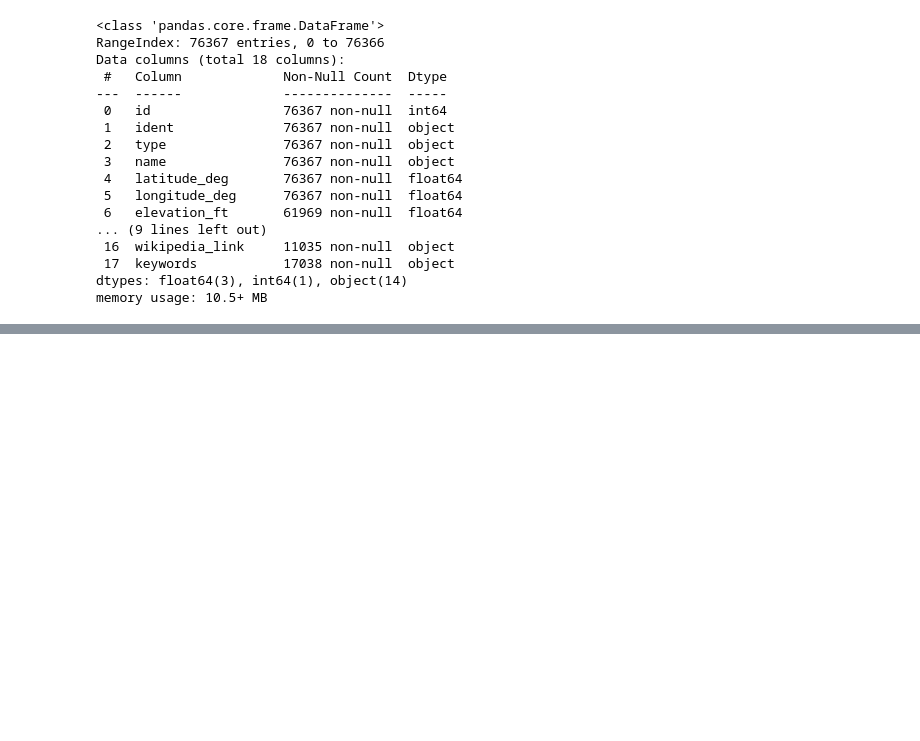
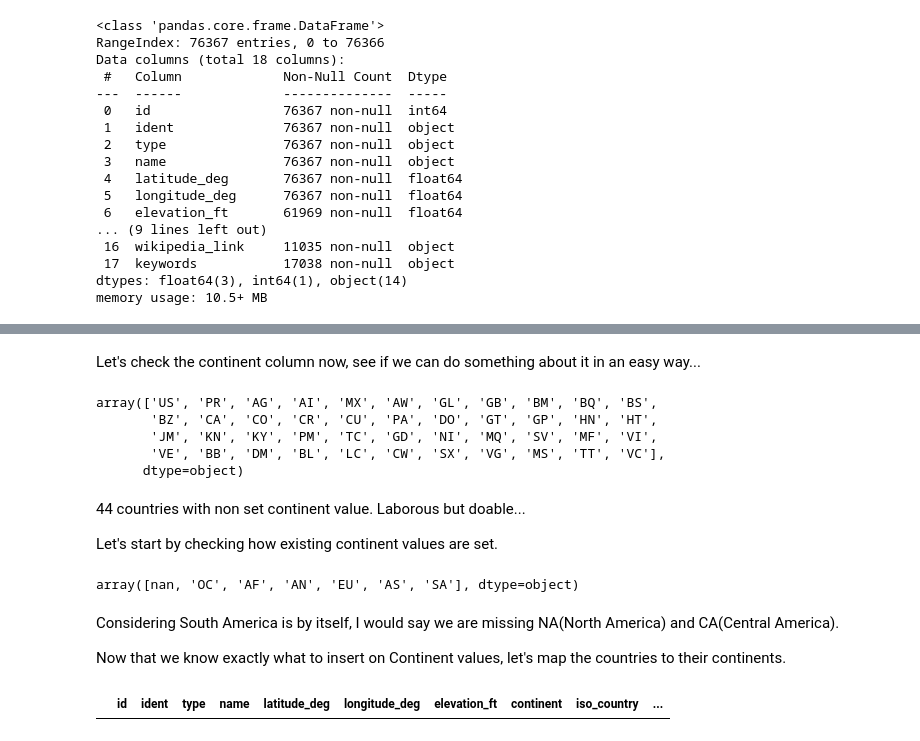
Before and after one commit to fernandowolff/worldwide-airports-dataset-analysis, a Jupyter notebook: worldwide-airports-analysis.ipynb, the cells around one changed output, grey strips where cells are left out. Saved outputs shown, nothing was run; the diff lists cells and outputs as text; code cells hidden in the pictures; blank space fills up the shorter version.

```diff
--- a/worldwide-airports-analysis.ipynb
+++ b/worldwide-airports-analysis.ipynb
@@ -65,0 +202,35 @@ Most of the iso_country column is filled. Would be good to also have the same da
+# %% [markdown]
+Let's check the continent column now, see if we can do something about it in an easy way...
+# %%
+df[df['continent'].isna()].iso_country.unique()
+# %% [output]
+array(['US', 'PR', 'AG', 'AI', 'MX', 'AW', 'GL', 'GB', 'BM', 'BQ', 'BS',
+       'BZ', 'CA', 'CO', 'CR', 'CU', 'PA', 'DO', 'GT', 'GP', 'HN', 'HT',
+       'JM', 'KN', 'KY', 'PM', 'TC', 'GD', 'NI', 'MQ', 'SV', 'MF', 'VI',
+       'VE', 'BB', 'DM', 'BL', 'LC', 'CW', 'SX', 'VG', 'MS', 'TT', 'VC'],
+      dtype=object)
+# %% [markdown]
+44 countries with non set continent value. Laborous but doable...
+
+Let's start by checking how existing continent values are set.
+# %%
+df.continent.unique()
+# %% [output]
+array([nan, 'OC', 'AF', 'AN', 'EU', 'AS', 'SA'], dtype=object)
+# %% [markdown]
+Considering South America is by itself, I would say we are missing NA(North America) and CA(Central America).
+
+Now that we know exactly what to insert on Continent values, let's map the countries to their continents.
+# %%
+country_to_continent = {
+    "US": "NA", "PR": "NA", "AG": "NA", "AI": "NA", "MX": "NA", "AW": "NA", "GL": "NA", "GB": "EU", "BM": "NA", "BQ": "NA", "BS": "NA",
+    "BZ": "CA", "CA": "NA", "CO": "SA", "CR": "CA", "CU": "NA", "PA": "CA", "DO": "NA", "GT": "CA", "GP": "NA", "HN": "CA", "HT": "NA",
+    "JM": "NA", "KN": "NA", "KY": "NA", "PM": "NA", "TC": "NA", "GD": "NA", "NI": "CA", "MQ": "NA", "SV": "CA", "MF": "NA", "VI": "NA",
+    "VE": "SA", "BB": "NA", "DM": "NA", "BL": "NA", "LC": "NA", "CW": "NA", "SX": "NA", "VG": "NA", "MS": "NA", "TT": "NA", "VC": "NA"
+}
+
+df.loc[df['continent'].isna(), 'continent'] = df.loc[df['continent'].isna(), 'iso_country'].map(country_to_continent)
+
+df.loc[df['continent'].isna()].head()
+# %% [output]
+|  | id | ident | type | name | latitude_deg | longitude_deg | elevation_ft | continent | iso_country | ... |
```
Also changed, not shown: parts of 21 cells of this notebook.
